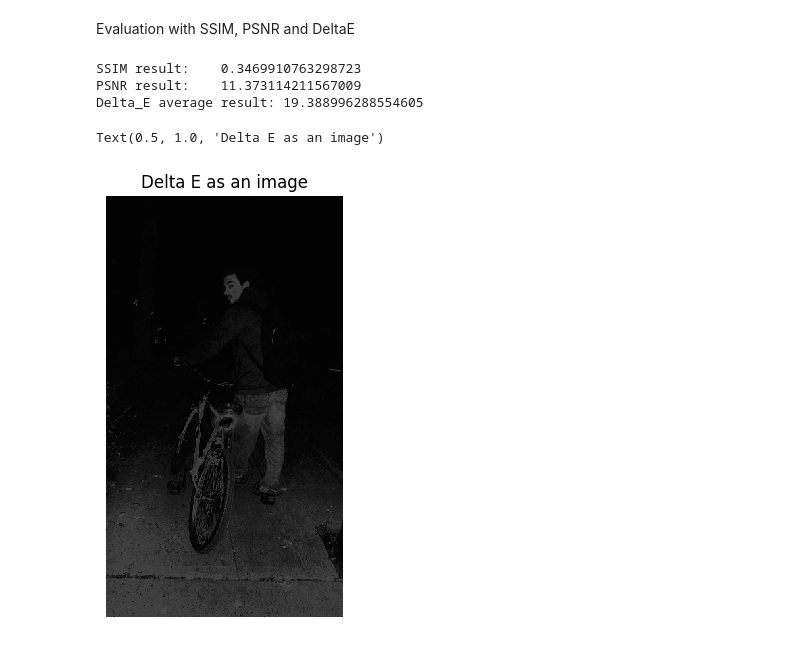
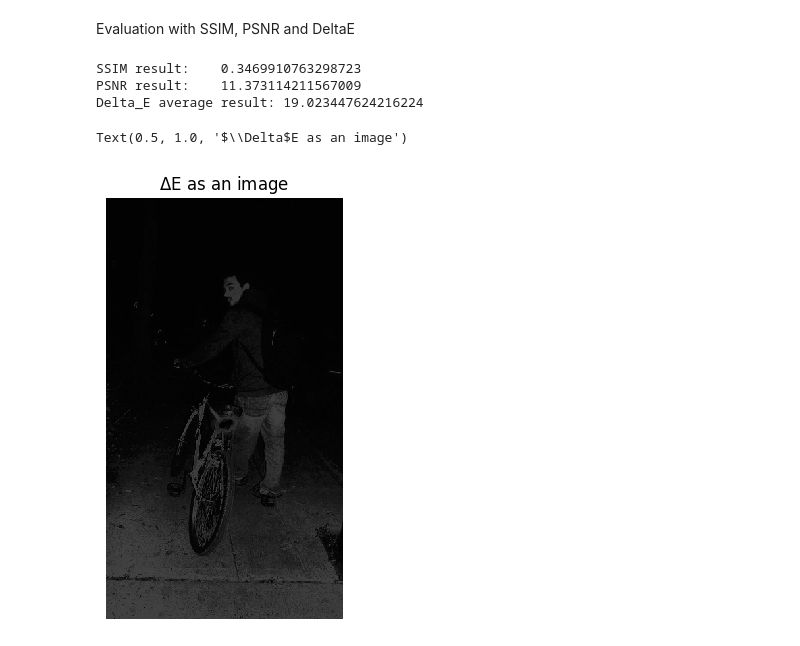
Before and after one commit to eaguiraud/34269_computer_imaging_and_spectroscopy, a Jupyter notebook: low_light_enhancement/BBHE.ipynb, the cells around one changed output. Cells and saved outputs as stored; diff of their text form; code cells hidden in the pictures.

Commit message:
Changed to DeltaE94, added image

```diff
--- a/low_light_enhancement/BBHE.ipynb
+++ b/low_light_enhancement/BBHE.ipynb
@@ -33,7 +33,7 @@ Perform BBHE histogram equalisation
 # %%
 V_mean = np.uint8(np.round(np.mean(V)))
 
-V_mlow = hist[:V_mean + 1]
+V_mlow = hist[:(V_mean + 1)]
 V_mhigh = hist[(V_mean + 1):]
 
 V_mlhist = V_mlow.cumsum() / np.sum(V_mlow)
@@ -60,7 +60,7 @@ if len(peaks) > 0:
 else:
     V_peak = np.argmax(hist)
 
-V_plow = hist[:V_peak + 1]
+V_plow = hist[:(V_peak + 1)]
 V_phigh = hist[(V_peak + 1):]
 
 V_plhist = V_plow.cumsum() / np.sum(V_plow)
@@ -131,19 +130,19 @@ Evaluation with SSIM, PSNR and DeltaE
 # %%
 eval_ssim = ssim(im_org, im_enh, data_range = im_enh.max() - im_enh.min(), win_size = 3)
 eval_psnr = psnr(im_org, im_enh)
 im_orgLAB = rgb2lab(im_org)
 im_enhLAB = rgb2lab(im_enh)
-eval_coldif = deltaE_cie76(im_orgLAB, im_enhLAB)
+eval_coldif = deltaE_ciede94(im_orgLAB, im_enhLAB)
 
 print("SSIM result:\t" + str(eval_ssim) + "\nPSNR result:\t" + str(eval_psnr) + "\nDelta_E average result:\t" + str(np.mean(eval_coldif)))
 
 plt.figure()
 io.imshow(np.uint8(np.round(eval_coldif)))
 plt.axis("off")
-plt.title("Delta E as an image")
+plt.title(r"$\Delta$E as an image")
 # %% [output]
 SSIM result:    0.3469910763298723
 PSNR result:    11.373114211567009
-Delta_E average result: 19.388996288554605
+Delta_E average result: 19.023447624216224
-Text(0.5, 1.0, 'Delta E as an image')
+Text(0.5, 1.0, '$\\Delta$E as an image')
-[figure, old version]
+[figure, new version]
```
Also changed, not shown: parts of 2 cells of this notebook, 3 other files.
